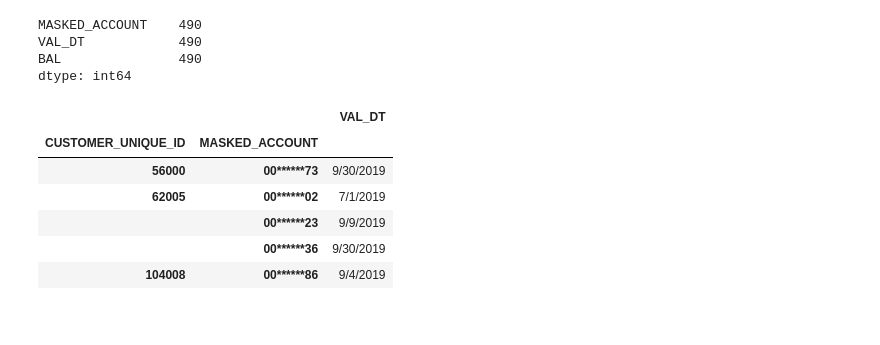
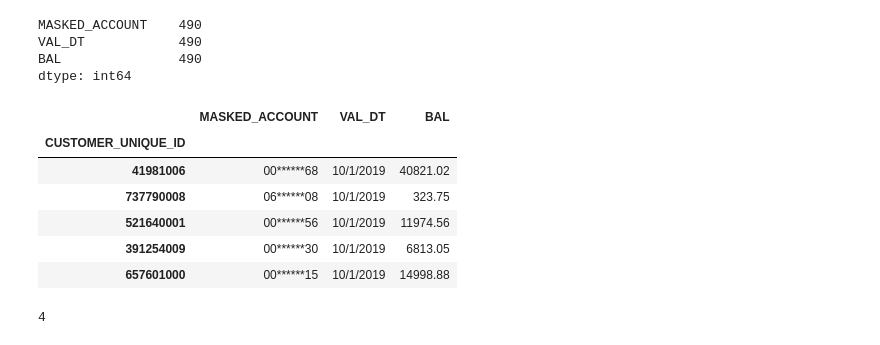
Before and after one commit to Ayanlola2002/Stutern, a Jupyter notebook: Stutern_Group_Task.ipynb, the cells around one changed output. Saved outputs shown, nothing was run; the diff lists cells and outputs as text; code cells hidden in the pictures.

```diff
--- a/Stutern_Group_Task.ipynb
+++ b/Stutern_Group_Task.ipynb
@@ -193,10 +198,16 @@ merger=all_balances.groupby([all_balances.index,all_balances.MASKED_ACCOUNT])[['
+# %%
+all_balances_data=all_balances.sort_values('VAL_DT').groupby(all_balances.index).tail(1)
 # %%
-merger.head()
+all_balances_data.head()
 # %% [output]
-|  |  | VAL_DT |
-| CUSTOMER_UNIQUE_ID | MASKED_ACCOUNT |  |
-| 56000 | 00******73 | 9/30/2019 |
-| 62005 | 00******02 | 7/1/2019 |
-|  | 00******23 | 9/9/2019 |
-|  | 00******36 | 9/30/2019 |
-| 104008 | 00******86 | 9/4/2019 |
+|  | MASKED_ACCOUNT | VAL_DT | BAL |
+| CUSTOMER_UNIQUE_ID |  |  |  |
+| 41981006 | 00******68 | 10/1/2019 | 40821.02 |
+| 737790008 | 06******08 | 10/1/2019 | 323.75 |
+| 521640001 | 00******56 | 10/1/2019 | 11974.56 |
+| 391254009 | 00******30 | 10/1/2019 | 6813.05 |
+| 657601000 | 00******15 | 10/1/2019 | 14998.88 |
+# %%
+all_balances_data.isnull().any(axis=1).sum()
+# %% [output]
+4
```
Also changed, not shown: parts of 7 cells of this notebook.
